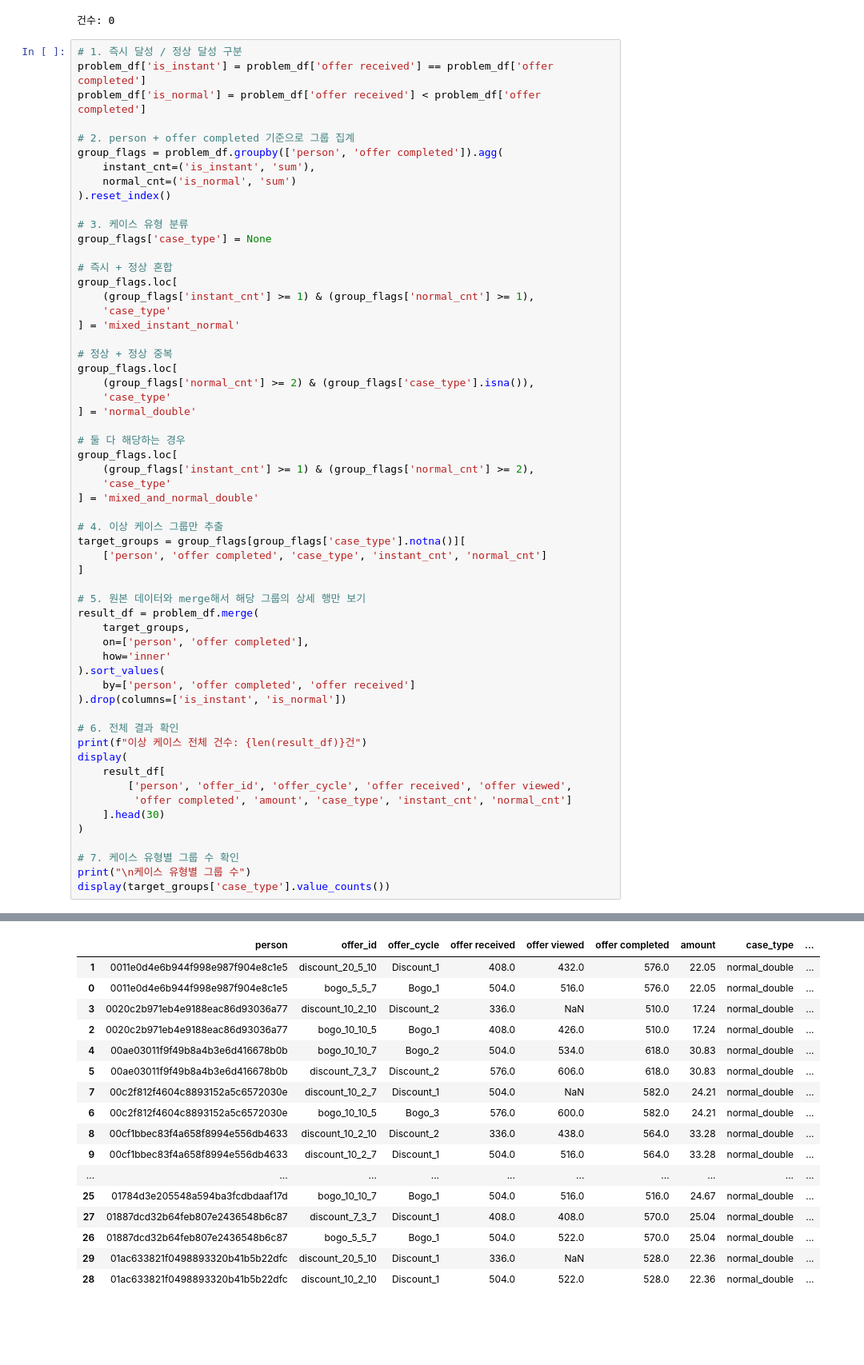
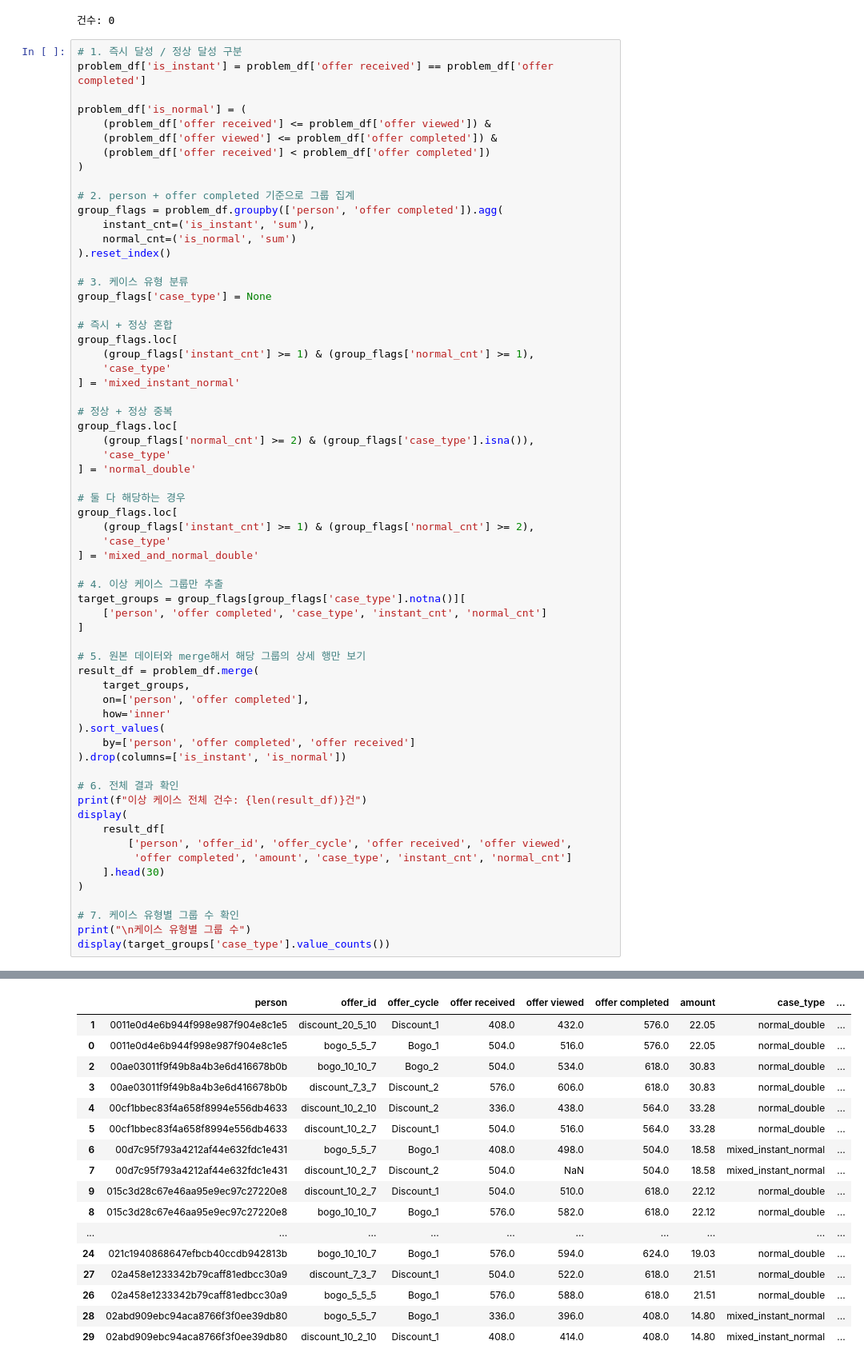
Before and after one commit to yoohengu/marketing_starbucks, a Jupyter notebook: yhg/03_eda_v2.ipynb, the cells around one changed output, grey strips where cells are left out. Shown at 80% size. Drawn from its saved outputs; the diff is of its cells as text; blank space fills up the shorter version.

```diff
--- a/yhg/03_eda_v2.ipynb
+++ b/yhg/03_eda_v2.ipynb
@@ -411,7 +411,12 @@ print(f"건수: {len(person_df)}")
 # %%
 # 1. 즉시 달성 / 정상 달성 구분
 problem_df['is_instant'] = problem_df['offer received'] == problem_df['offer completed']
-problem_df['is_normal'] = problem_df['offer received'] < problem_df['offer completed']
+
+problem_df['is_normal'] = (
+    (problem_df['offer received'] <= problem_df['offer viewed']) &
+    (problem_df['offer viewed'] <= problem_df['offer completed']) &
+    (problem_df['offer received'] < problem_df['offer completed'])
+)
 
 # 2. person + offer completed 기준으로 그룹 집계
 group_flags = problem_df.groupby(['person', 'offer completed']).agg(
@@ -471,19 +476,19 @@ display(target_groups['case_type'].value_counts())
 |  | person | offer_id | offer_cycle | offer received | offer viewed | offer completed | amount | case_type | ... |
 | 1 | 0011e0d4e6b944f998e987f904e8c1e5 | discount_20_5_10 | Discount_1 | 408.0 | 432.0 | 576.0 | 22.05 | normal_double | ... |
 | 0 | 0011e0d4e6b944f998e987f904e8c1e5 | bogo_5_5_7 | Bogo_1 | 504.0 | 516.0 | 576.0 | 22.05 | normal_double | ... |
-| 3 | 0020c2b971eb4e9188eac86d93036a77 | discount_10_2_10 | Discount_2 | 336.0 | NaN | 510.0 | 17.24 | normal_double | ... |
-| 2 | 0020c2b971eb4e9188eac86d93036a77 | bogo_10_10_5 | Bogo_1 | 408.0 | 426.0 | 510.0 | 17.24 | normal_double | ... |
-| 4 | 00ae03011f9f49b8a4b3e6d416678b0b | bogo_10_10_7 | Bogo_2 | 504.0 | 534.0 | 618.0 | 30.83 | normal_double | ... |
-| 5 | 00ae03011f9f49b8a4b3e6d416678b0b | discount_7_3_7 | Discount_2 | 576.0 | 606.0 | 618.0 | 30.83 | normal_double | ... |
-| 7 | 00c2f812f4604c8893152a5c6572030e | discount_10_2_7 | Discount_1 | 504.0 | NaN | 582.0 | 24.21 | normal_double | ... |
-| 6 | 00c2f812f4604c8893152a5c6572030e | bogo_10_10_5 | Bogo_3 | 576.0 | 600.0 | 582.0 | 24.21 | normal_double | ... |
-| 8 | 00cf1bbec83f4a658f8994e556db4633 | discount_10_2_10 | Discount_2 | 336.0 | 438.0 | 564.0 | 33.28 | normal_double | ... |
-| 9 | 00cf1bbec83f4a658f8994e556db4633 | discount_10_2_7 | Discount_1 | 504.0 | 516.0 | 564.0 | 33.28 | normal_double | ... |
+| 2 | 00ae03011f9f49b8a4b3e6d416678b0b | bogo_10_10_7 | Bogo_2 | 504.0 | 534.0 | 618.0 | 30.83 | normal_double | ... |
+| 3 | 00ae03011f9f49b8a4b3e6d416678b0b | discount_7_3_7 | Discount_2 | 576.0 | 606.0 | 618.0 | 30.83 | normal_double | ... |
+| 4 | 00cf1bbec83f4a658f8994e556db4633 | discount_10_2_10 | Discount_2 | 336.0 | 438.0 | 564.0 | 33.28 | normal_double | ... |
+| 5 | 00cf1bbec83f4a658f8994e556db4633 | discount_10_2_7 | Discount_1 | 504.0 | 516.0 | 564.0 | 33.28 | normal_double | ... |
+| 6 | 00d7c95f793a4212af44e632fdc1e431 | bogo_5_5_7 | Bogo_1 | 408.0 | 498.0 | 504.0 | 18.58 | mixed_instant_normal | ... |
+| 7 | 00d7c95f793a4212af44e632fdc1e431 | discount_10_2_7 | Discount_2 | 504.0 | NaN | 504.0 | 18.58 | mixed_instant_normal | ... |
+| 9 | 015c3d28c67e46aa95e9ec97c27220e8 | discount_10_2_7 | Discount_1 | 504.0 | 510.0 | 618.0 | 22.12 | normal_double | ... |
+| 8 | 015c3d28c67e46aa95e9ec97c27220e8 | bogo_10_10_7 | Bogo_1 | 576.0 | 582.0 | 618.0 | 22.12 | normal_double | ... |
 | ... | ... | ... | ... | ... | ... | ... | ... | ... | ... |
-| 25 | 01784d3e205548a594ba3fcdbdaaf17d | bogo_10_10_7 | Bogo_1 | 504.0 | 516.0 | 516.0 | 24.67 | normal_double | ... |
-| 27 | 01887dcd32b64feb807e2436548b6c87 | discount_7_3_7 | Discount_1 | 408.0 | 408.0 | 570.0 | 25.04 | normal_double | ... |
-| 26 | 01887dcd32b64feb807e2436548b6c87 | bogo_5_5_7 | Bogo_1 | 504.0 | 522.0 | 570.0 | 25.04 | normal_double | ... |
-| 29 | 01ac633821f0498893320b41b5b22dfc | discount_20_5_10 | Discount_1 | 336.0 | NaN | 528.0 | 22.36 | normal_double | ... |
-| 28 | 01ac633821f0498893320b41b5b22dfc | discount_10_2_10 | Discount_1 | 504.0 | 522.0 | 528.0 | 22.36 | normal_double | ... |
+| 24 | 021c1940868647efbcb40ccdb942813b | bogo_10_10_7 | Bogo_1 | 576.0 | 594.0 | 624.0 | 19.03 | normal_double | ... |
+| 27 | 02a458e1233342b79caff81edbcc30a9 | discount_7_3_7 | Discount_1 | 504.0 | 522.0 | 618.0 | 21.51 | normal_double | ... |
+| 26 | 02a458e1233342b79caff81edbcc30a9 | bogo_5_5_5 | Bogo_1 | 576.0 | 588.0 | 618.0 | 21.51 | normal_double | ... |
+| 28 | 02abd909ebc94aca8766f3f0ee39db80 | bogo_5_5_7 | Bogo_1 | 336.0 | 396.0 | 408.0 | 14.80 | mixed_instant_normal | ... |
+| 29 | 02abd909ebc94aca8766f3f0ee39db80 | discount_10_2_10 | Discount_1 | 408.0 | 414.0 | 408.0 | 14.80 | mixed_instant_normal | ... |
 케이스 유형별 그룹 수
 case_type
```
Also changed, not shown: parts of 1 cell of this notebook.
